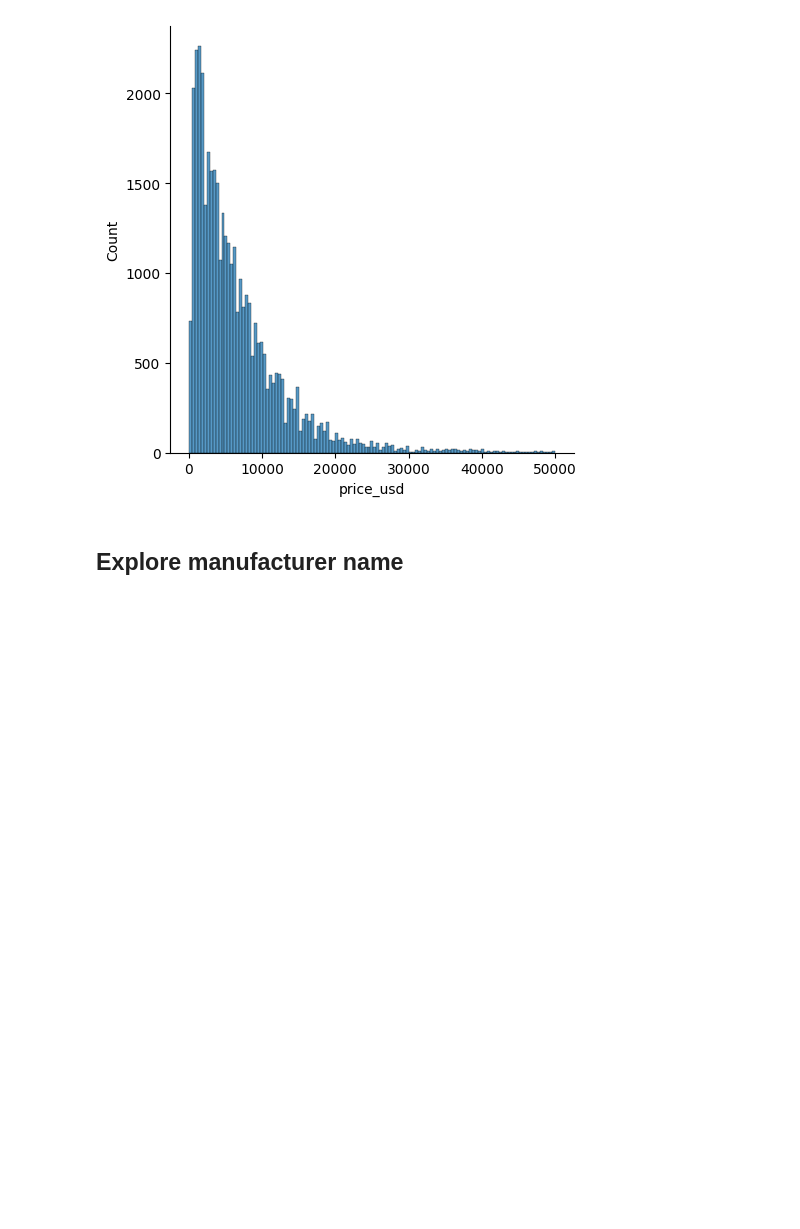
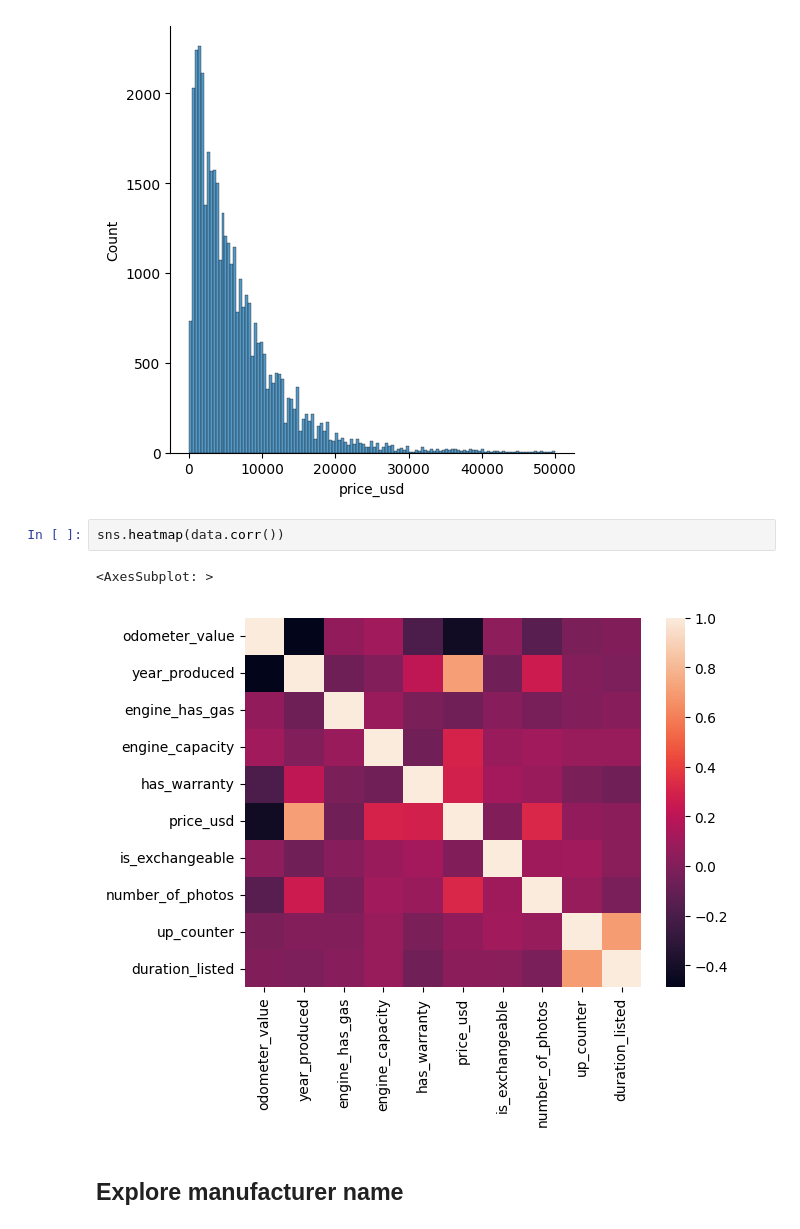
Before and after one commit to isteffanov/used-cars-price-predictor, a Jupyter notebook: notebooks/eda.ipynb, the cells around one changed output. Cells and saved outputs as stored; diff of their text form; blank space fills up the shorter version.

```diff
--- a/notebooks/eda.ipynb
+++ b/notebooks/eda.ipynb
@@ -96,6 +96,11 @@ sns.displot(data['price_usd'])
 # %% [output]
 <seaborn.axisgrid.FacetGrid at 0x...>
 [figure]
+# %%
+sns.heatmap(data.corr())
+# %% [output]
+<AxesSubplot: >
+[figure, added]
 # %% [markdown]
 ## Explore manufacturer name
 # %%
```
Also changed, not shown: parts of 1 cell of this notebook, 2 other files.
